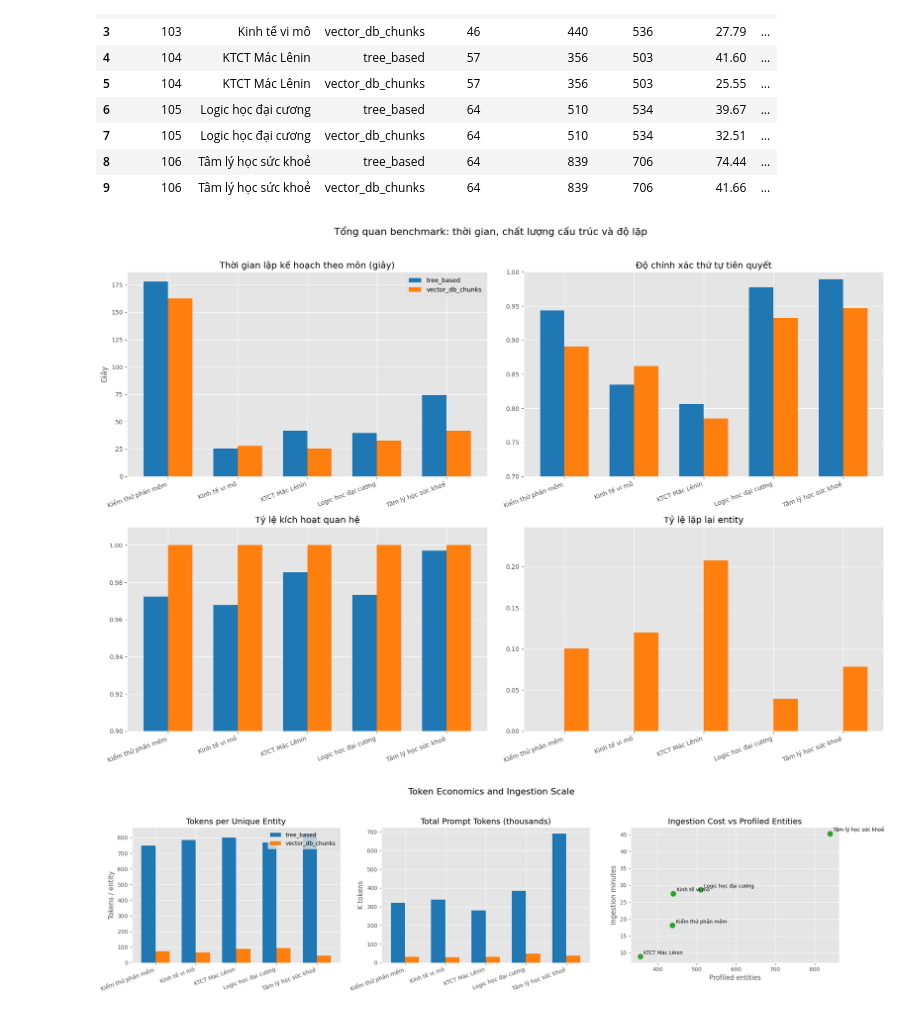
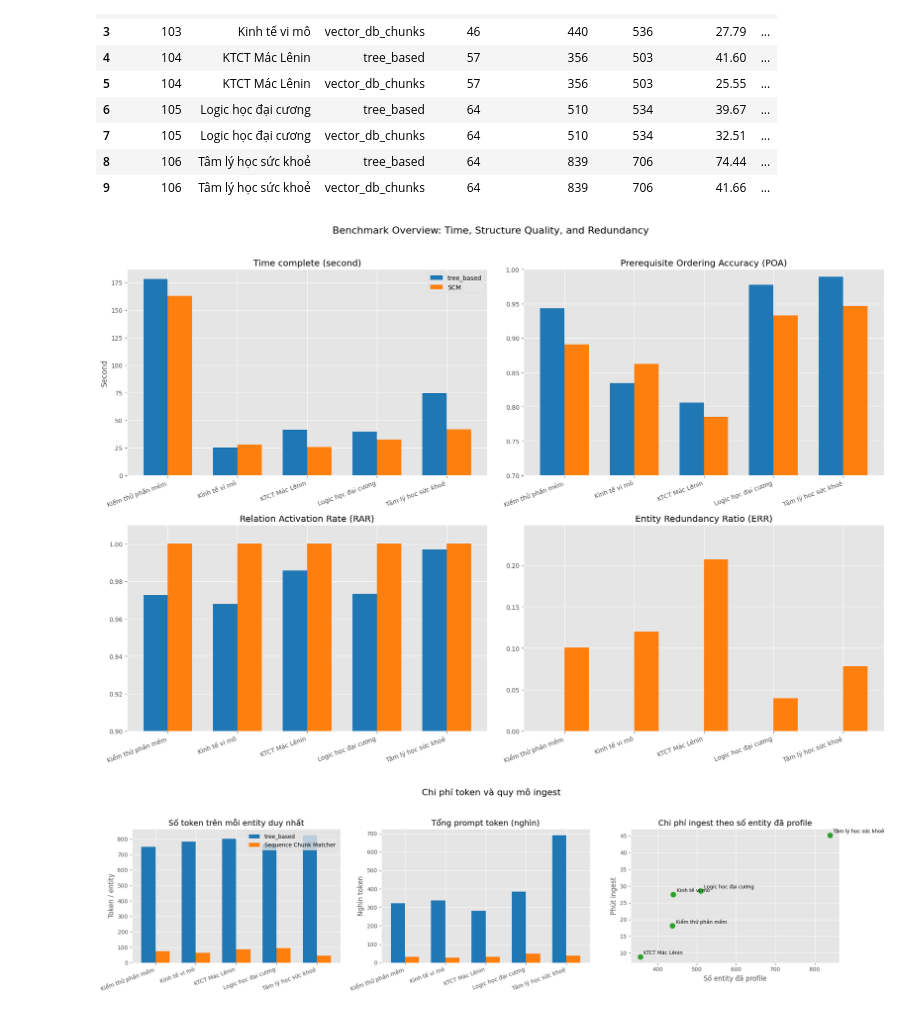
Before and after one commit to hieptrantm/smart-learning-assistant, a Jupyter notebook: backend/benchmark/benchmark_analysis_report.ipynb, the cells around one changed output. Drawn from its saved outputs; the diff is of its cells as text; code cells hidden in the pictures.

```diff
--- a/backend/benchmark/benchmark_analysis_report.ipynb
+++ b/backend/benchmark/benchmark_analysis_report.ipynb
@@ -235,64 +217,64 @@ vector_df = summary_df[summary_df['strategy'] == 'vector_db_chunks'].sort_values
 fig, axes = plt.subplots(2, 2, figsize=(18, 12))
 
 axes[0, 0].bar(x - bar_width / 2, tree_df['total_seconds'], width=bar_width, label='tree_based', color='#1f77b4')
-axes[0, 0].bar(x + bar_width / 2, vector_df['total_seconds'], width=bar_width, label='vector_db_chunks', color='#ff7f0e')
-axes[0, 0].set_title('Thời gian lập kế hoạch theo môn (giây)')
+axes[0, 0].bar(x + bar_width / 2, vector_df['total_seconds'], width=bar_width, label='SCM', color='#ff7f0e')
+axes[0, 0].set_title('Time complete (second)')
 axes[0, 0].set_xticks(x, subjects, rotation=20, ha='right')
-axes[0, 0].set_ylabel('Giây')
+axes[0, 0].set_ylabel('Second')
 axes[0, 0].legend()
 
 axes[0, 1].bar(x - bar_width / 2, tree_df['prerequisite_ordering_accuracy'], width=bar_width, label='tree_based', color='#1f77b4')
-axes[0, 1].bar(x + bar_width / 2, vector_df['prerequisite_ordering_accuracy'], width=bar_width, label='vector_db_chunks', color='#ff7f0e')
-axes[0, 1].set_title('Độ chính xác thứ tự tiên quyết')
+axes[0, 1].bar(x + bar_width / 2, vector_df['prerequisite_ordering_accuracy'], width=bar_width, label='Sequence Chunk Matcher', color='#ff7f0e')
+axes[0, 1].set_title('Prerequisite Ordering Accuracy (POA)')
 axes[0, 1].set_xticks(x, subjects, rotation=20, ha='right')
 axes[0, 1].set_ylim(0.7, 1.0)
 
 axes[1, 0].bar(x - bar_width / 2, tree_df['relation_activation_rate'], width=bar_width, label='tree_based', color='#1f77b4')
-axes[1, 0].bar(x + bar_width / 2, vector_df['relation_activation_rate'], width=bar_width, label='vector_db_chunks', color='#ff7f0e')
-axes[1, 0].set_title('Tỷ lệ kích hoạt quan hệ')
+axes[1, 0].bar(x + bar_width / 2, vector_df['relation_activation_rate'], width=bar_width, label='Sequence Chunk Matcher', color='#ff7f0e')
+axes[1, 0].set_title('Relation Activation Rate (RAR)')
 axes[1, 0].set_xticks(x, subjects, rotation=20, ha='right')
 axes[1, 0].set_ylim(0.9, 1.01)
 
 axes[1, 1].bar(x - bar_width / 2, tree_df['entity_redundancy_ratio'], width=bar_width, label='tree_based', color='#1f77b4')
-axes[1, 1].bar(x + bar_width / 2, vector_df['entity_redundancy_ratio'], width=bar_width, label='vector_db_chunks', color='#ff7f0e')
-axes[1, 1].set_title('Tỷ lệ lặp lại entity')
+axes[1, 1].bar(x + bar_width / 2, vector_df['entity_redundancy_ratio'], width=bar_width, label='Sequence Chunk Matcher', color='#ff7f0e')
+axes[1, 1].set_title('Entity Redundancy Ratio (ERR)')
 axes[1, 1].set_xticks(x, subjects, rotation=20, ha='right')
 axes[1, 1].set_ylim(0, max(summary_df['entity_redundancy_ratio'].max() * 1.2, 0.1))
 
-fig.suptitle('Tổng quan benchmark: thời gian, chất lượng cấu trúc và độ lặp', fontsize=16, y=1.02)
+fig.suptitle('Benchmark Overview: Time, Structure Quality, and Redundancy', fontsize=16, y=1.02)
 fig.tight_layout()
 plt.show()
 # %% [output]
-[figure, old version]
+[figure, new version]
 # %%
 fig, axes = plt.subplots(1, 3, figsize=(20, 5))
 
 axes[0].bar(x - bar_width / 2, tree_df['tokens_per_unique_entity'], width=bar_width, label='tree_based', color='#1f77b4')
-axes[0].bar(x + bar_width / 2, vector_df['tokens_per_unique_entity'], width=bar_width, label='vector_db_chunks', color='#ff7f0e')
+axes[0].bar(x + bar_width / 2, vector_df['tokens_per_unique_entity'], width=bar_width, label='SCM', color='#ff7f0e')
 axes[0].set_title('Số token trên mỗi entity duy nhất')
 axes[0].set_xticks(x, subjects, rotation=20, ha='right')
 axes[0].set_ylabel('Token / entity')
 axes[0].legend()
 
 axes[1].bar(x - bar_width / 2, tree_df['prompt_tokens_k'], width=bar_width, label='tree_based', color='#1f77b4')
-axes[1].bar(x + bar_width / 2, vector_df['prompt_tokens_k'], width=bar_width, label='vector_db_chunks', color='#ff7f0e')
+axes[1].bar(x + bar_width / 2, vector_df['prompt_tokens_k'], width=bar_width, label='Sequence Chunk Matcher', color='#ff7f0e')
 axes[1].set_title('Tổng prompt token (nghìn)')
 axes[1].set_xticks(x, subjects, rotation=20, ha='right')
 axes[1].set_ylabel('Nghìn token')
 
 scatter_df = summary_df.drop_duplicates('subject_id').sort_values('subject_id')
 axes[2].scatter(scatter_df['entities_profiled'], scatter_df['ingestion_minutes'], color='#2ca02c', s=90)
 for _, row in scatter_df.iterrows():
     axes[2].annotate(row['subject_name'], (row['entities_profiled'], row['ingestion_minutes']), xytext=(6, 4), textcoords='offset points', fontsize=9)
 axes[2].set_title('Chi phí ingest theo số entity đã profile')
 axes[2].set_xlabel('Số entity đã profile')
 axes[2].set_ylabel('Phút ingest')
 
-fig.suptitle('Kinh tế token và quy mô ingest', fontsize=16, y=1.05)
+fig.suptitle('Chi phí token và quy mô ingest', fontsize=16, y=1.05)
 fig.tight_layout()
 plt.show()
 # %% [output]
-[figure, old version]
+[figure, new version]
 # %%
 aggregate_df = summary_df.groupby('strategy').agg({
     'total_seconds': 'mean',
```
Also changed, not shown: parts of 4 cells of this notebook.
